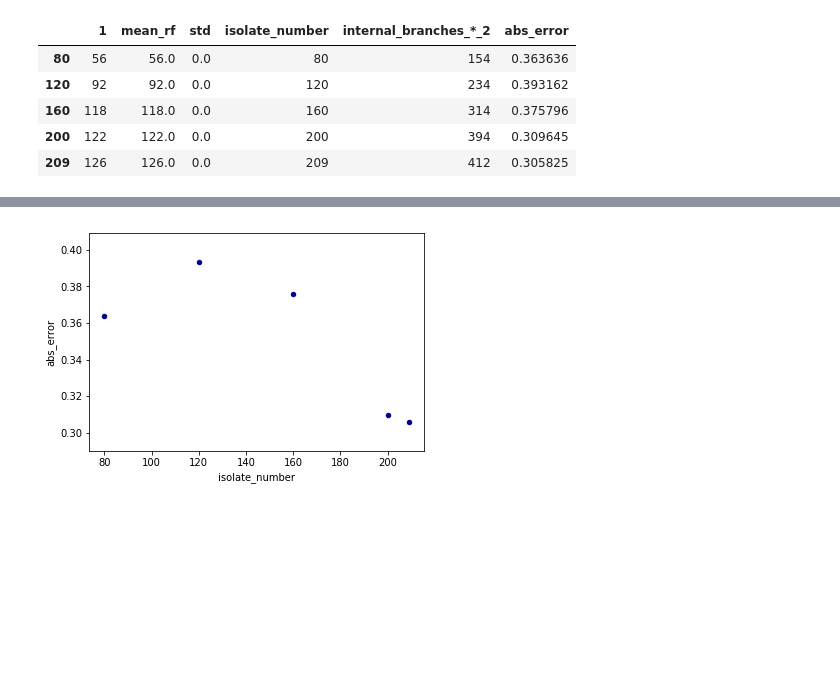
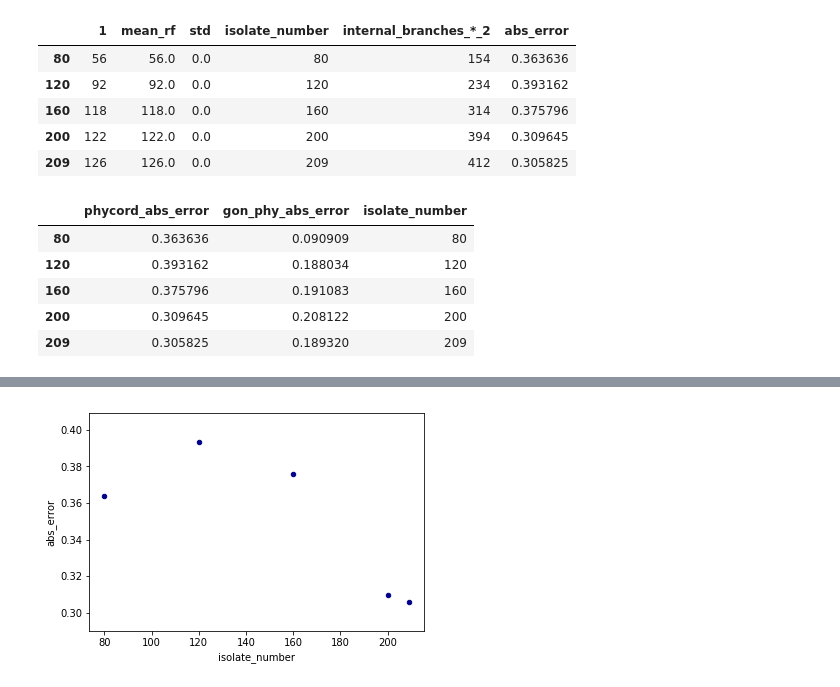
Before and after one commit to jtfield/phylo_comparison, a Jupyter notebook: tree_compare_fig.ipynb, the cells around one changed output, grey strips where cells are left out. Saved outputs shown, nothing was run; the diff lists cells and outputs as text; code cells hidden in the pictures; blank space fills up the shorter version.

```diff
--- a/tree_compare_fig.ipynb
+++ b/tree_compare_fig.ipynb
@@ -750,3 +791,14 @@ phycorder_unweighted_df.head()
 | 160 | 118 | 118.0 | 0.0 | 160 | 314 | 0.375796 |
 | 200 | 122 | 122.0 | 0.0 | 200 | 394 | 0.309645 |
 | 209 | 126 | 126.0 | 0.0 | 209 | 412 | 0.305825 |
+# %%
+same_graph = pd.concat([phycorder_mr_unweighted_df['abs_error'], gon_phyling_mr_unweighted_df['abs_error']], axis=1, keys=['phycord_abs_error', 'gon_phy_abs_error'])
+same_graph['isolate_number'] = phycorder_unweighted_df['isolate_number']
+same_graph.head()
+# %% [output]
+|  | phycord_abs_error | gon_phy_abs_error | isolate_number |
+| 80 | 0.363636 | 0.090909 | 80 |
+| 120 | 0.393162 | 0.188034 | 120 |
+| 160 | 0.375796 | 0.191083 | 160 |
+| 200 | 0.309645 | 0.208122 | 200 |
+| 209 | 0.305825 | 0.189320 | 209 |
```
Also changed, not shown: parts of 7 cells of this notebook.
